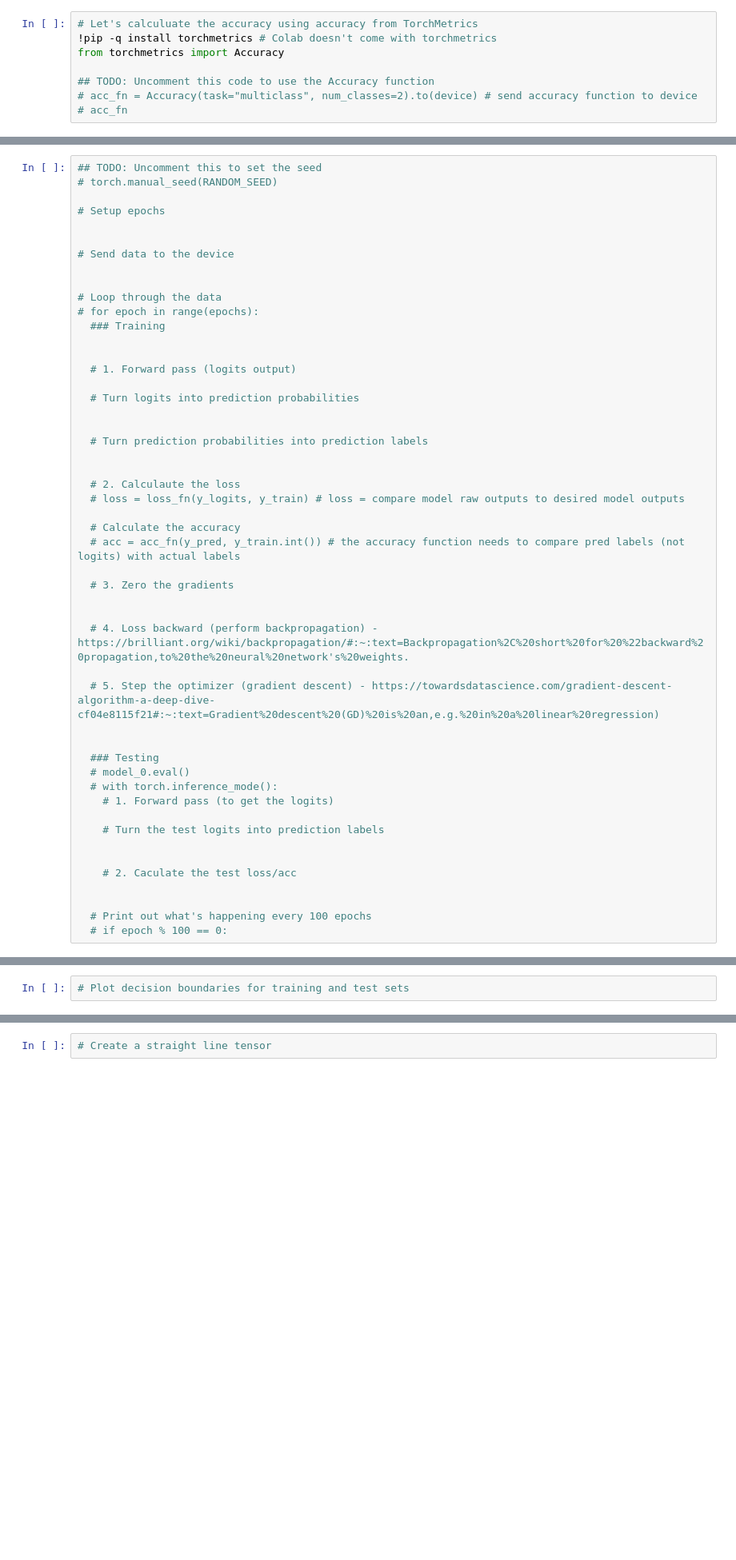
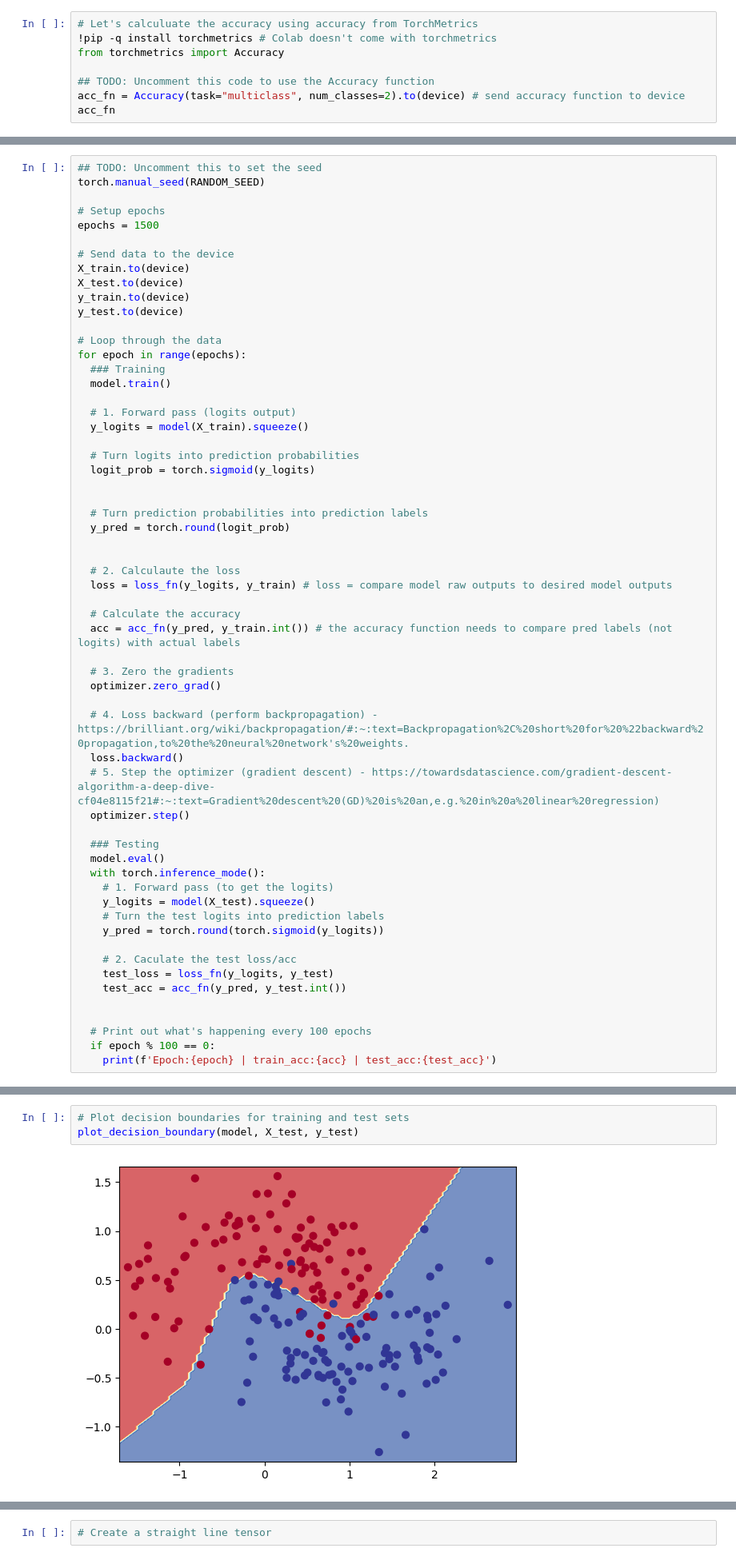
Before and after one commit to ahmed-a-ahmed/python-content, a Jupyter notebook: extras/exercises/02_pytorch_classification_exercises.ipynb, the cells around one changed output, grey strips where cells are left out. Shown at 80% size. Saved outputs shown, nothing was run; the diff lists cells and outputs as text; blank space fills up the shorter version.

```diff
--- a/extras/exercises/02_pytorch_classification_exercises.ipynb
+++ b/extras/exercises/02_pytorch_classification_exercises.ipynb
@@ -96,5 +130,5 @@ Pred labels:
 from torchmetrics import Accuracy
 
 ## TODO: Uncomment this code to use the Accuracy function
-# acc_fn = Accuracy(task="multiclass", num_classes=2).to(device) # send accuracy function to device
-# acc_fn
+acc_fn = Accuracy(task="multiclass", num_classes=2).to(device) # send accuracy function to device
+acc_fn
@@ -101,50 +137,59 @@ from torchmetrics import Accuracy
 # %%
 ## TODO: Uncomment this to set the seed
-# torch.manual_seed(RANDOM_SEED)
+torch.manual_seed(RANDOM_SEED)
 
 # Setup epochs
-
+epochs = 1500
 
 # Send data to the device
-
+X_train.to(device)
+X_test.to(device)
+y_train.to(device)
+y_test.to(device)
 
 # Loop through the data
-# for epoch in range(epochs):
+for epoch in range(epochs):
   ### Training
-
+  model.train()
 
   # 1. Forward pass (logits output)
+  y_logits = model(X_train).squeeze()
 
   # Turn logits into prediction probabilities
+  logit_prob = torch.sigmoid(y_logits)
 
 
   # Turn prediction probabilities into prediction labels
+  y_pred = torch.round(logit_prob)
 
 
   # 2. Calculaute the loss
-  # loss = loss_fn(y_logits, y_train) # loss = compare model raw outputs to desired model outputs
+  loss = loss_fn(y_logits, y_train) # loss = compare model raw outputs to desired model outputs
 
   # Calculate the accuracy
-  # acc = acc_fn(y_pred, y_train.int()) # the accuracy function needs to compare pred labels (not logits) with actual labels
+  acc = acc_fn(y_pred, y_train.int()) # the accuracy function needs to compare pred labels (not logits) with actual labels
 
   # 3. Zero the gradients
-
+  optimizer.zero_grad()
 
   # 4. Loss backward (perform backpropagation) - https://brilliant.org/wiki/backpropagation/#:~:text=Backpropagation%2C%20short%20for%20%22backward%20propagation,to%20the%20neural%20network's%20weights.
-
+  loss.backward()
   # 5. Step the optimizer (gradient descent) - https://towardsdatascience.com/gradient-descent-algorithm-a-deep-dive-cf04e8115f21#:~:text=Gradient%20descent%20(GD)%20is%20an,e.g.%20in%20a%20linear%20regression)
-
+  optimizer.step()
 
   ### Testing
-  # model_0.eval()
-  # with torch.inference_mode():
+  model.eval()
+  with torch.inference_mode():
     # 1. Forward pass (to get the logits)
-
+    y_logits = model(X_test).squeeze()
     # Turn the test logits into prediction labels
-
+    y_pred = torch.round(torch.sigmoid(y_logits))
 
     # 2. Caculate the test loss/acc
+    test_loss = loss_fn(y_logits, y_test)
+    test_acc = acc_fn(y_pred, y_test.int())
 
 
   # Print out what's happening every 100 epochs
-  # if epoch % 100 == 0:
+  if epoch % 100 == 0:
+    print(f'Epoch:{epoch} | train_acc:{acc} | test_acc:{test_acc}')
@@ -189,6 +250,9 @@ def plot_decision_boundary(model, X, y):
     plt.ylim(yy.min(), yy.max())
 # %%
 # Plot decision boundaries for training and test sets
+plot_decision_boundary(model, X_test, y_test)
+# %% [output]
+[figure, added]
 # %% [markdown]
 ## 6. Replicate the Tanh (hyperbolic tangent) activation function in pure PyTorch.
   * Feel free to reference the [ML cheatsheet website](https://ml-cheatsheet.readthedocs.io/en/latest/activation_functions.html#tanh) for the formula.
```
Also changed, not shown: parts of 10 cells of this notebook.
